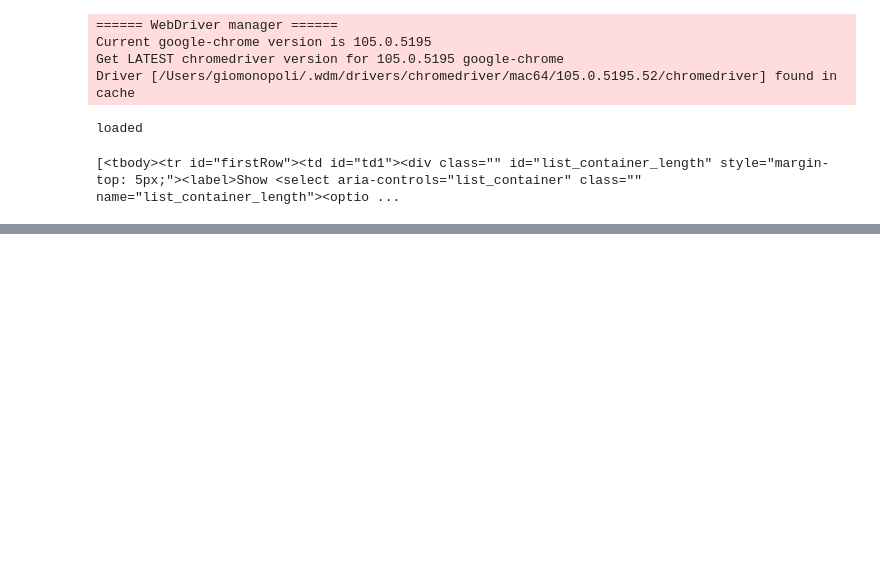
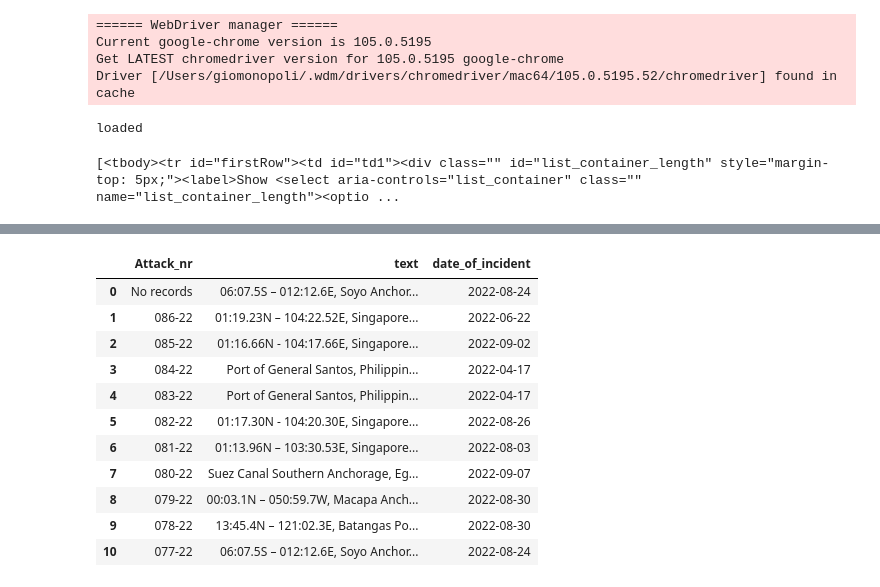
Before and after one commit to HackZurichDreamTeam/migros-analytics, a Jupyter notebook: hackzurich_1_scrap.ipynb, the cells around one changed output, grey strips where cells are left out. Saved outputs shown, nothing was run; the diff lists cells and outputs as text; code cells hidden in the pictures; blank space fills up the shorter version.

```diff
--- a/hackzurich_1_scrap.ipynb
+++ b/hackzurich_1_scrap.ipynb
@@ -93,0 +74,41 @@ df
+# %%
+URL = "https://www.icc-ccs.org/index.php/piracy-reporting-centre/live-piracy-report"
+rest_info  =[]
+r = requests.get(URL)
+soup = BeautifulSoup(r.content, 'html.parser')
+all = soup.find("tbody")
+row = all.findAll('tr')
+for i in row:
+        infos_row = i.findAll('td')
+        for index,j in enumerate(infos_row):
+            if index == 0:
+                attack_number =  j.text.replace('\n','').replace('\t','').replace('\r','')
+            if index == 1:
+                narrations = j.text.replace('\n','').replace('\t','').replace('\r','')
+            if index ==2:
+                date_of_incident = j.text.replace('\n','').replace('\t','').replace('\r','')
+            if index >2:
+                continue
+        try:
+            rest_info.append([attack_number,narrations,date_of_incident])
+        except:
+            continue
+# %%
+df_pirates = pd.DataFrame(rest_info, columns = ['Attack_nr','text','date_of_incident'])
+df_pirates['text'] = df_pirates["text"].apply(lambda x: x.split("Posn: ")[1])
+
+df_pirates.to_csv("scraped_pirates.csv",mode='w', index=False)
+df_pirates
+# %% [output]
+|  | Attack_nr | text | date_of_incident |
+| 0 | No records | 06:07.5S – 012:12.6E, Soyo Anchor... | 2022-08-24 |
+| 1 | 086-22 | 01:19.23N – 104:22.52E, Singapore... | 2022-06-22 |
+| 2 | 085-22 | 01:16.66N - 104:17.66E, Singapore... | 2022-09-02 |
+| 3 | 084-22 | Port of General Santos, Philippin... | 2022-04-17 |
+| 4 | 083-22 | Port of General Santos, Philippin... | 2022-04-17 |
+| 5 | 082-22 | 01:17.30N - 104:20.30E, Singapore... | 2022-08-26 |
+| 6 | 081-22 | 01:13.96N – 103:30.53E, Singapore... | 2022-08-03 |
+| 7 | 080-22 | Suez Canal Southern Anchorage, Eg... | 2022-09-07 |
+| 8 | 079-22 | 00:03.1N – 050:59.7W, Macapa Anch... | 2022-08-30 |
+| 9 | 078-22 | 13:45.4N – 121:02.3E, Batangas Po... | 2022-08-30 |
+| 10 | 077-22 | 06:07.5S – 012:12.6E, Soyo Anchor... | 2022-08-24 |
```
Also changed, not shown: parts of 11 cells of this notebook, 3 other files.
